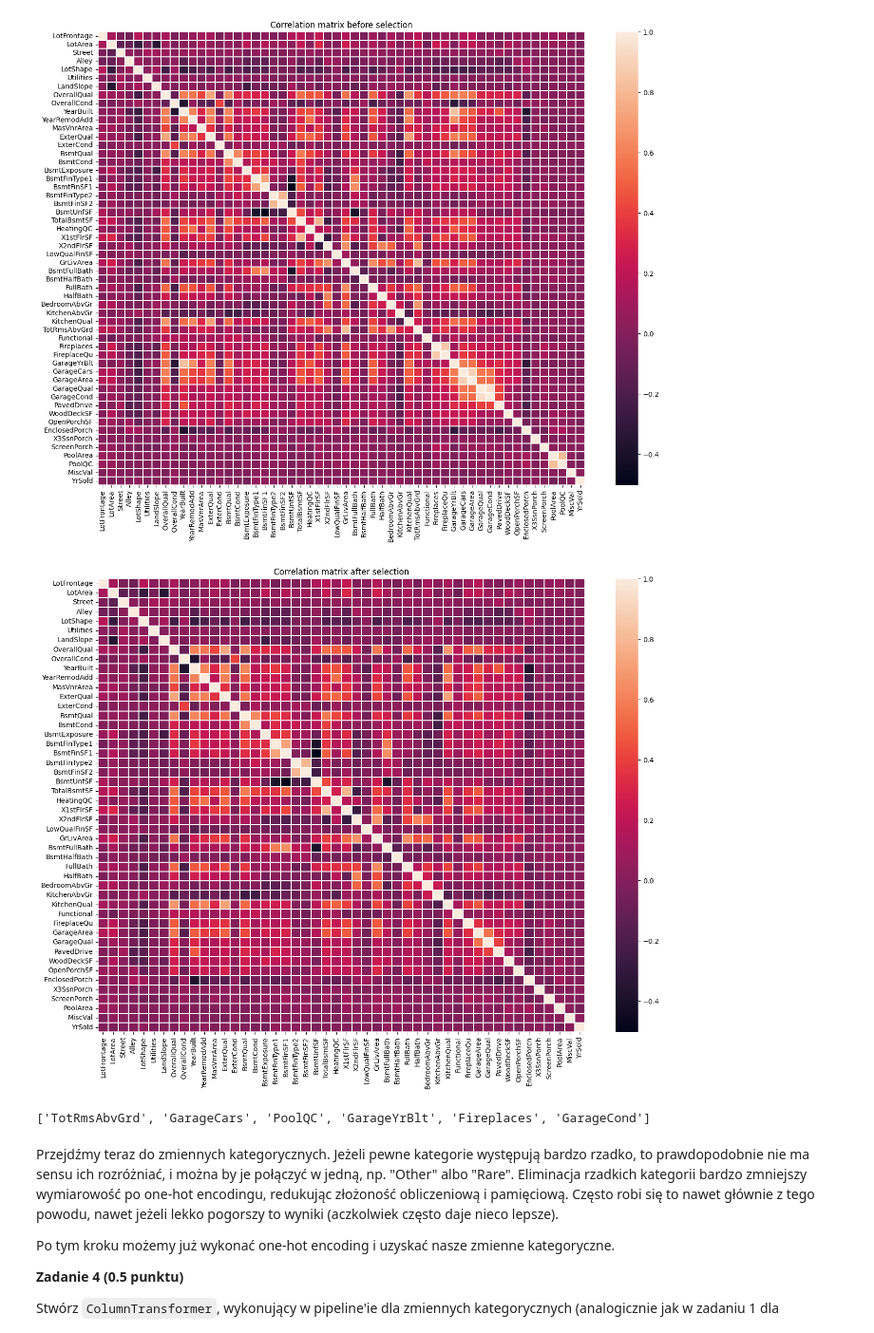
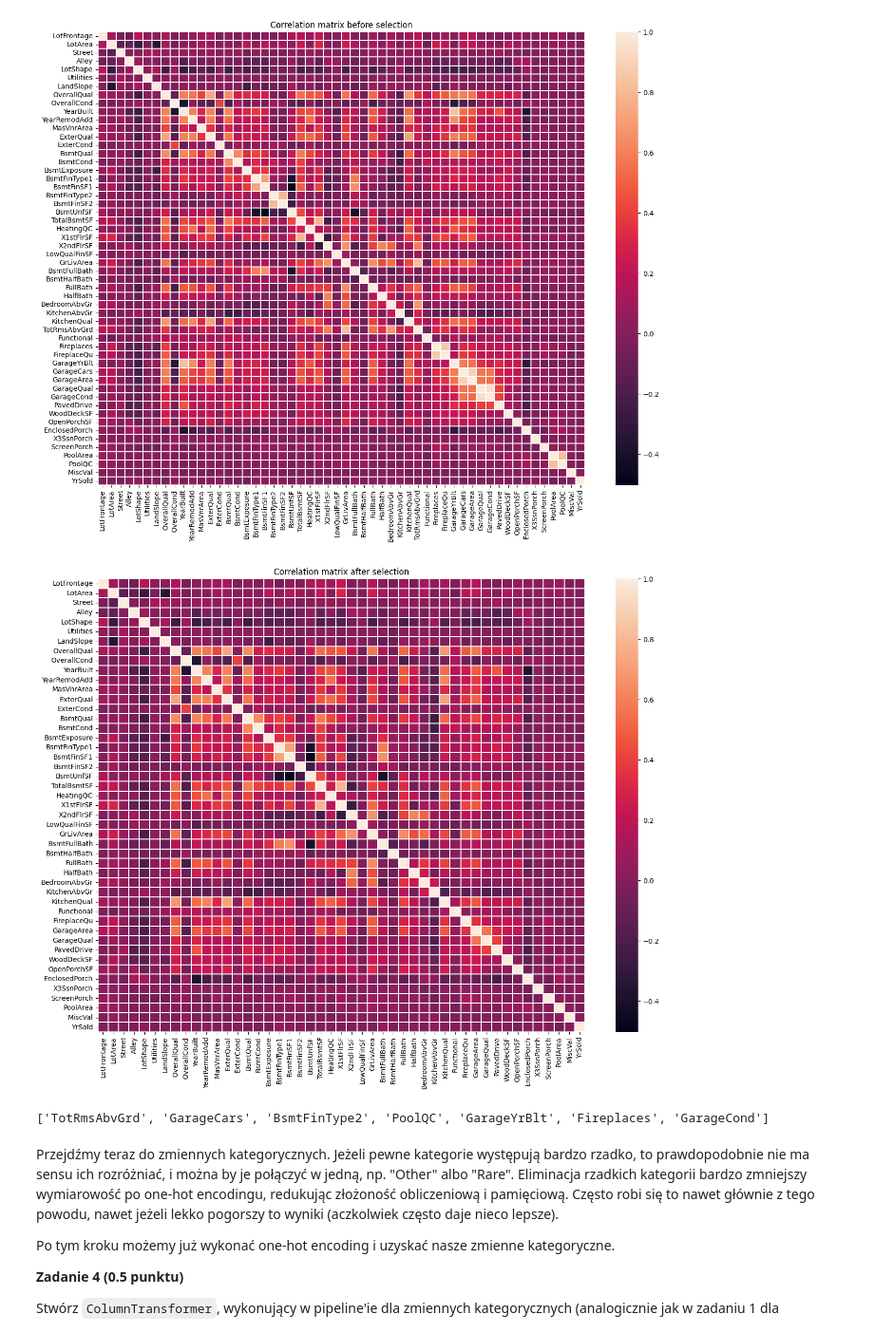
Before and after one commit to Lotheru10/podstawy-uczenia-maszynowego-25-26, a Jupyter notebook: lab1/notebook.ipynb, the cells around one changed output. Shown at 95% size. Saved outputs shown, nothing was run; the diff lists cells and outputs as text; code cells hidden in the pictures.

Commit message:
parsed data

```diff
--- a/lab1/notebook.ipynb
+++ b/lab1/notebook.ipynb
@@ -442,17 +438,17 @@ drawCorrelationMatrix(numerical_data, "Correlation matrix before selection")
 # %%
 selector = SmartCorrelatedSelection(
     threshold=0.8,
     selection_method="variance"
 )
 
-selector.fit(numerical_data)
+selector.fit(X_train_raw[numerical_features])
 numerical_data_after_selection = selector.transform(numerical_data)
 
 drawCorrelationMatrix(numerical_data_after_selection, "Correlation matrix after selection" )
 print(selector.features_to_drop_)
 # %% [output]
-[figure, old version]
+[figure, new version]
-['TotRmsAbvGrd', 'GarageCars', 'PoolQC', 'GarageYrBlt', 'Fireplaces', 'GarageCond']
+['TotRmsAbvGrd', 'GarageCars', 'BsmtFinType2', 'PoolQC', 'GarageYrBlt', 'Fireplaces', 'GarageCond']
 # %% [markdown]
 Przejdźmy teraz do zmiennych kategorycznych. Jeżeli pewne kategorie występują bardzo rzadko, to prawdopodobnie nie ma sensu ich rozróżniać, i można by je połączyć w jedną, np. "Other" albo "Rare". Eliminacja rzadkich kategorii bardzo zmniejszy wymiarowość po one-hot encodingu, redukując złożoność obliczeniową i pamięciową. Często robi się to nawet głównie z tego powodu, nawet jeżeli lekko pogorszy to wyniki (aczkolwiek często daje nieco lepsze).
 
```
Also changed, not shown: parts of 7 cells of this notebook.
